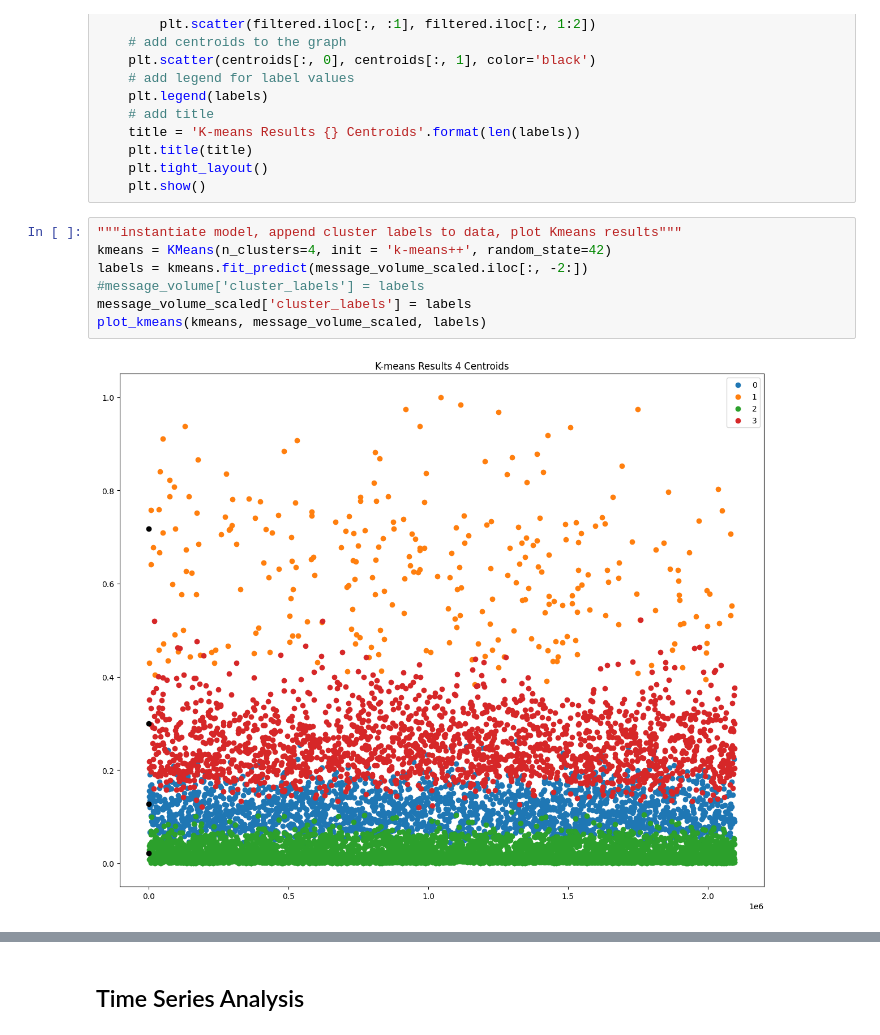
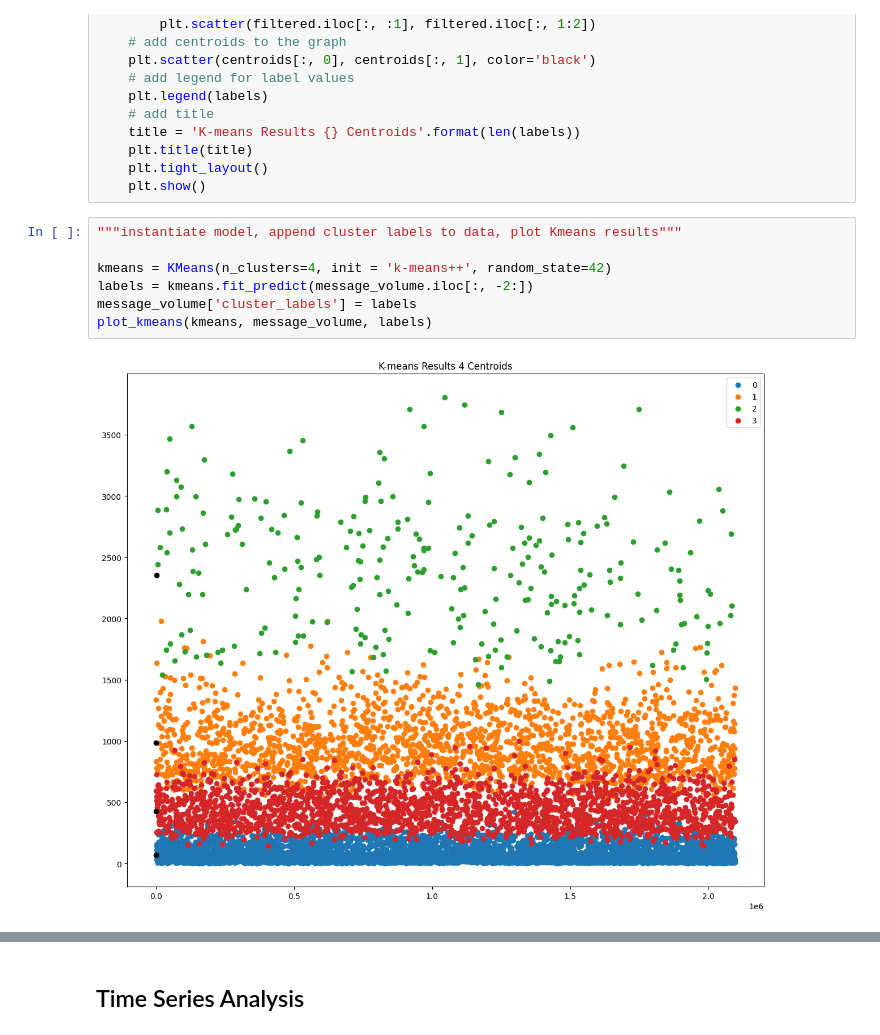
Before and after one commit to benkarabinus/nerdy_data_stuff, a Jupyter notebook: DU/COMP4449/FinalProject/Notebooks/FinalProjectEDA.ipynb, the cells around one changed output, grey strips where cells are left out. Cells and saved outputs as stored; diff of their text form.

```diff
--- a/DU/COMP4449/FinalProject/Notebooks/FinalProjectEDA.ipynb
+++ b/DU/COMP4449/FinalProject/Notebooks/FinalProjectEDA.ipynb
@@ -595,13 +576,13 @@ def plot_kmeans(model, data, predictions):
     plt.show()
 # %%
 """instantiate model, append cluster labels to data, plot Kmeans results"""
+
 kmeans = KMeans(n_clusters=4, init = 'k-means++', random_state=42)
-labels = kmeans.fit_predict(message_volume_scaled.iloc[:, -2:])
-#message_volume['cluster_labels'] = labels
-message_volume_scaled['cluster_labels'] = labels
-plot_kmeans(kmeans, message_volume_scaled, labels)
+labels = kmeans.fit_predict(message_volume.iloc[:, -2:])
+message_volume['cluster_labels'] = labels
+plot_kmeans(kmeans, message_volume, labels)
 # %% [output]
-[figure, old version]
+[figure, new version]
 # %%
 """apply labels determined by Kmeans to the data"""
 
```
Also changed, not shown: parts of 49 cells of this notebook.
